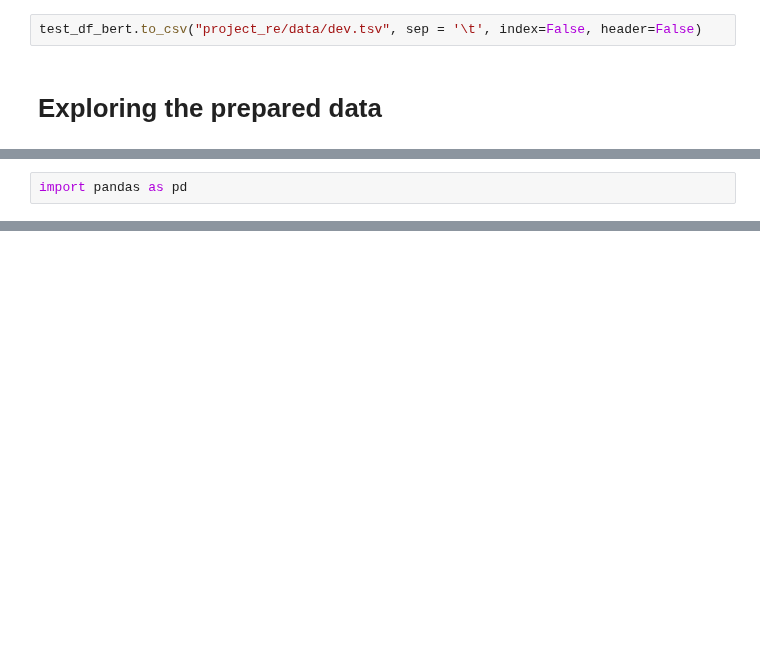
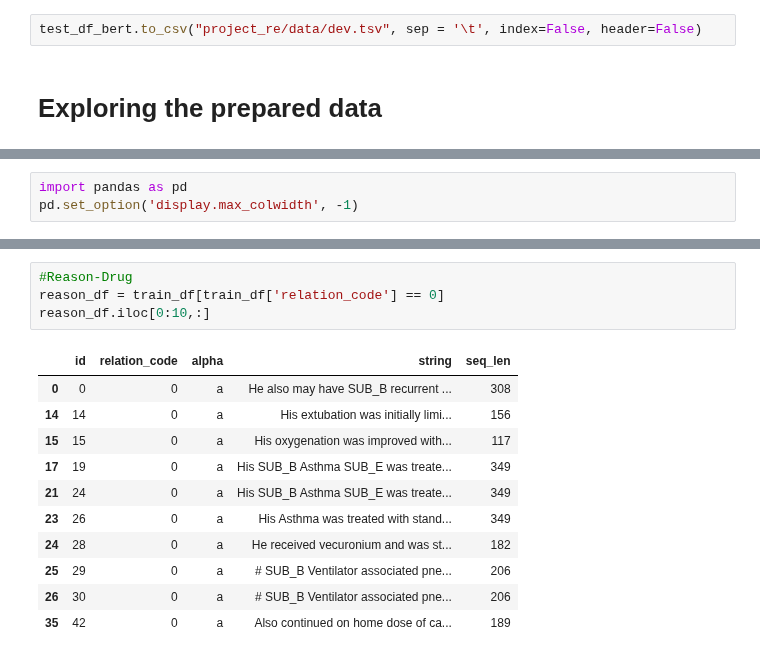
Before and after one commit to pnarsina/w266_final, a Jupyter notebook: i2b2_prep_BERT.ipynb, the cells around one changed output, grey strips where cells are left out. Drawn from its saved outputs; the diff is of its cells as text; blank space fills up the shorter version.

```diff
--- a/i2b2_prep_BERT.ipynb
+++ b/i2b2_prep_BERT.ipynb
@@ -451,3 +455,4 @@ test_df_bert.to_csv("project_re/data/dev.tsv", sep = '\t', index=False, header=F
 # %%
 import pandas as pd
+pd.set_option('display.max_colwidth', -1)
 # %%
@@ -472,0 +528,16 @@ import pandas as pd
+# %%
+#Reason-Drug
+reason_df = train_df[train_df['relation_code'] == 0]
+reason_df.iloc[0:10,:]
+# %% [output]
+|  | id | relation_code | alpha | string | seq_len |
+| 0 | 0 | 0 | a | He also may have SUB_B recurrent ... | 308 |
+| 14 | 14 | 0 | a | His extubation was initially limi... | 156 |
+| 15 | 15 | 0 | a | His oxygenation was improved with... | 117 |
+| 17 | 19 | 0 | a | His SUB_B Asthma SUB_E was treate... | 349 |
+| 21 | 24 | 0 | a | His SUB_B Asthma SUB_E was treate... | 349 |
+| 23 | 26 | 0 | a | His Asthma was treated with stand... | 349 |
+| 24 | 28 | 0 | a | He received vecuronium and was st... | 182 |
+| 25 | 29 | 0 | a | # SUB_B Ventilator associated pne... | 206 |
+| 26 | 30 | 0 | a | # SUB_B Ventilator associated pne... | 206 |
+| 35 | 42 | 0 | a | Also continued on home dose of ca... | 189 |
```
Also changed, not shown: parts of 15 cells of this notebook, 8 other files.
